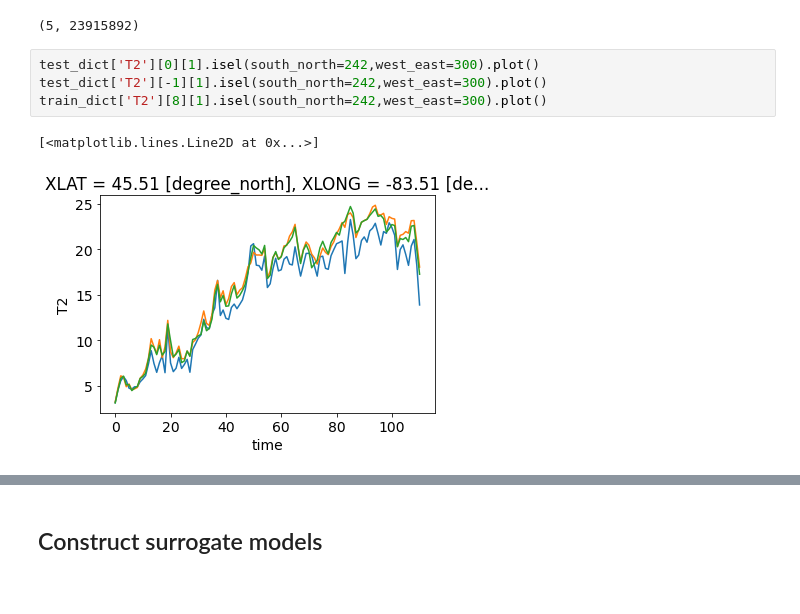
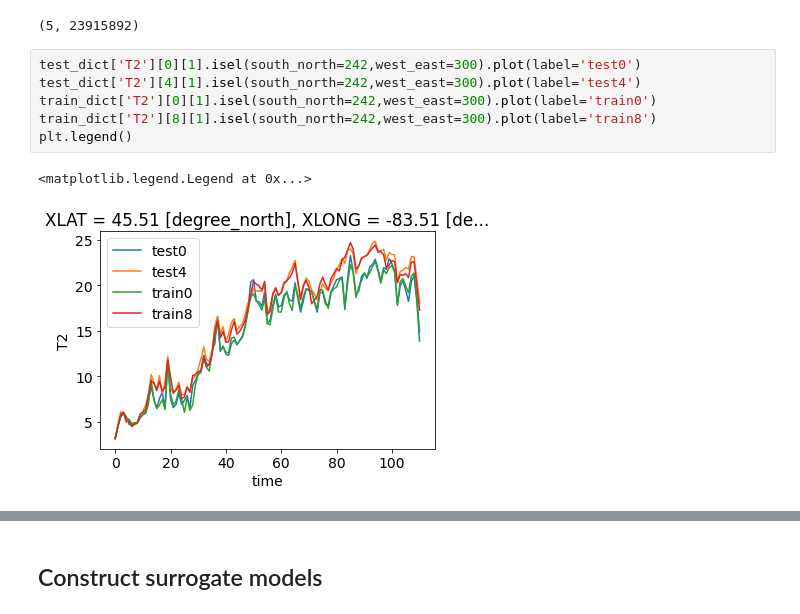
Before and after one commit to WPringle/GreatLakes_CoupledModelUQ, a Jupyter notebook: workflow/daily_global_T2_surrogate_analysis.ipynb, the cells around one changed output, grey strips where cells are left out. Cells and saved outputs as stored; diff of their text form.

```diff
--- a/workflow/daily_global_T2_surrogate_analysis.ipynb
+++ b/workflow/daily_global_T2_surrogate_analysis.ipynb
@@ -193,9 +207,11 @@ display(testY.shape)
 (18, 23915892)
 (5, 23915892)
 # %%
-test_dict['T2'][0][1].isel(south_north=242,west_east=300).plot()
-test_dict['T2'][-1][1].isel(south_north=242,west_east=300).plot()
-train_dict['T2'][8][1].isel(south_north=242,west_east=300).plot()
+test_dict['T2'][0][1].isel(south_north=242,west_east=300).plot(label='test0')
+test_dict['T2'][4][1].isel(south_north=242,west_east=300).plot(label='test4')
+train_dict['T2'][0][1].isel(south_north=242,west_east=300).plot(label='train0')
+train_dict['T2'][8][1].isel(south_north=242,west_east=300).plot(label='train8')
+plt.legend()
 # %% [output]
-[<matplotlib.lines.Line2D at 0x...>]
+<matplotlib.legend.Legend at 0x...>
-[figure, old version]
+[figure, new version]
```
Also changed, not shown: parts of 47 cells of this notebook, 3 other files.
